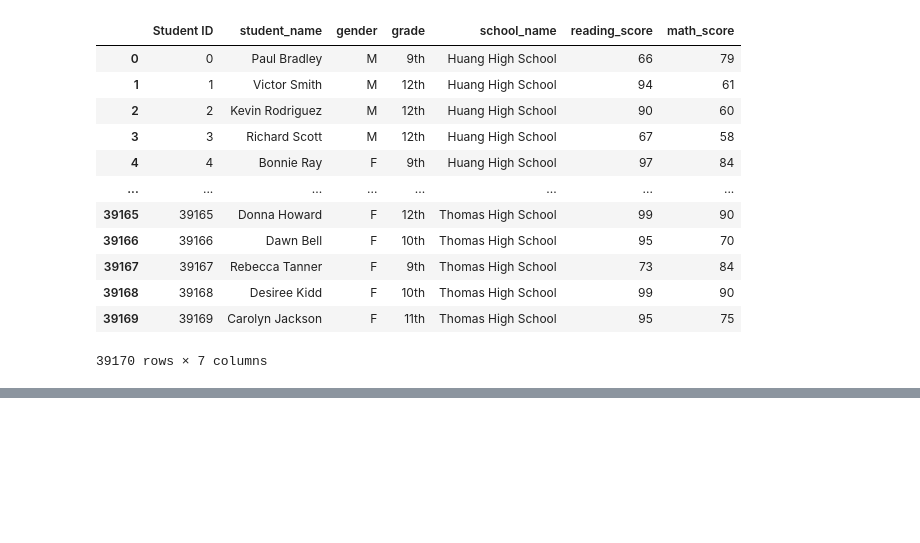
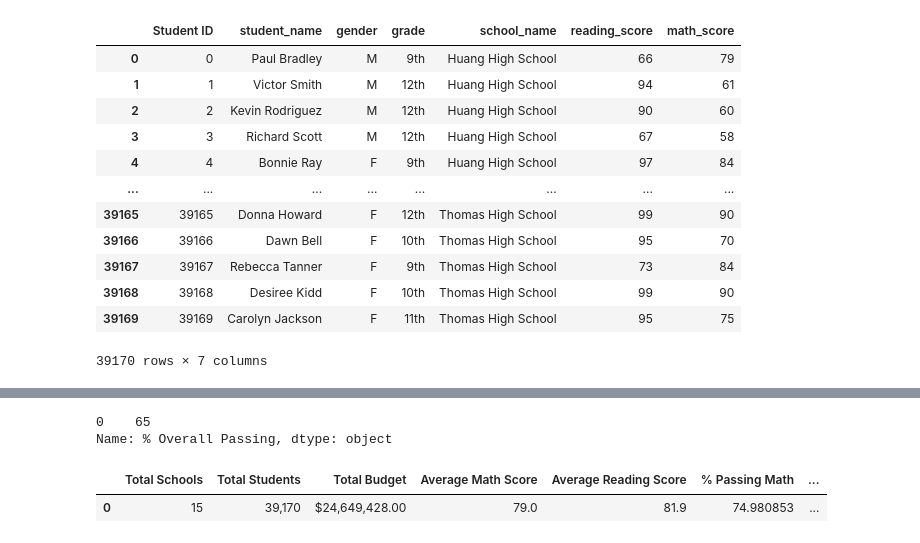
Before and after one commit to bmcnamee96/School_District_Analysis, a Jupyter notebook: PyCitySchools.ipynb, the cells around one changed output, grey strips where cells are left out. Cells and saved outputs as stored; diff of their text form; code cells hidden in the pictures; blank space fills up the shorter version.

```diff
--- a/PyCitySchools.ipynb
+++ b/PyCitySchools.ipynb
@@ -248,0 +390,5 @@ student_data_df
+# %%
+# format the % passing math to the nearest whole number
+district_summary_df["% Passing Math"] = district_summary_df["% Passing Math"].map("{:.0f}".format)
+
+district_summary_df["% Passing Math"]
@@ -248,0 +404,14 @@ student_data_df
+# %%
+# format the % overall passing to the nearest whole number
+# format the % passing math to the nearest whole number
+district_summary_df["% Overall Passing"] = district_summary_df["% Overall Passing"].map("{:.0f}".format)
+
+district_summary_df["% Overall Passing"]
+# %% [output]
+0    65
+Name: % Overall Passing, dtype: object
+# %%
+district_summary_df
+# %% [output]
+|  | Total Schools | Total Students | Total Budget | Average Math Score | Average Reading Score | % Passing Math | ... |
+| 0 | 15 | 39,170 | $24,649,428.00 | 79.0 | 81.9 | 74.980853 | ... |
```
Also changed, not shown: parts of 20 cells of this notebook.
